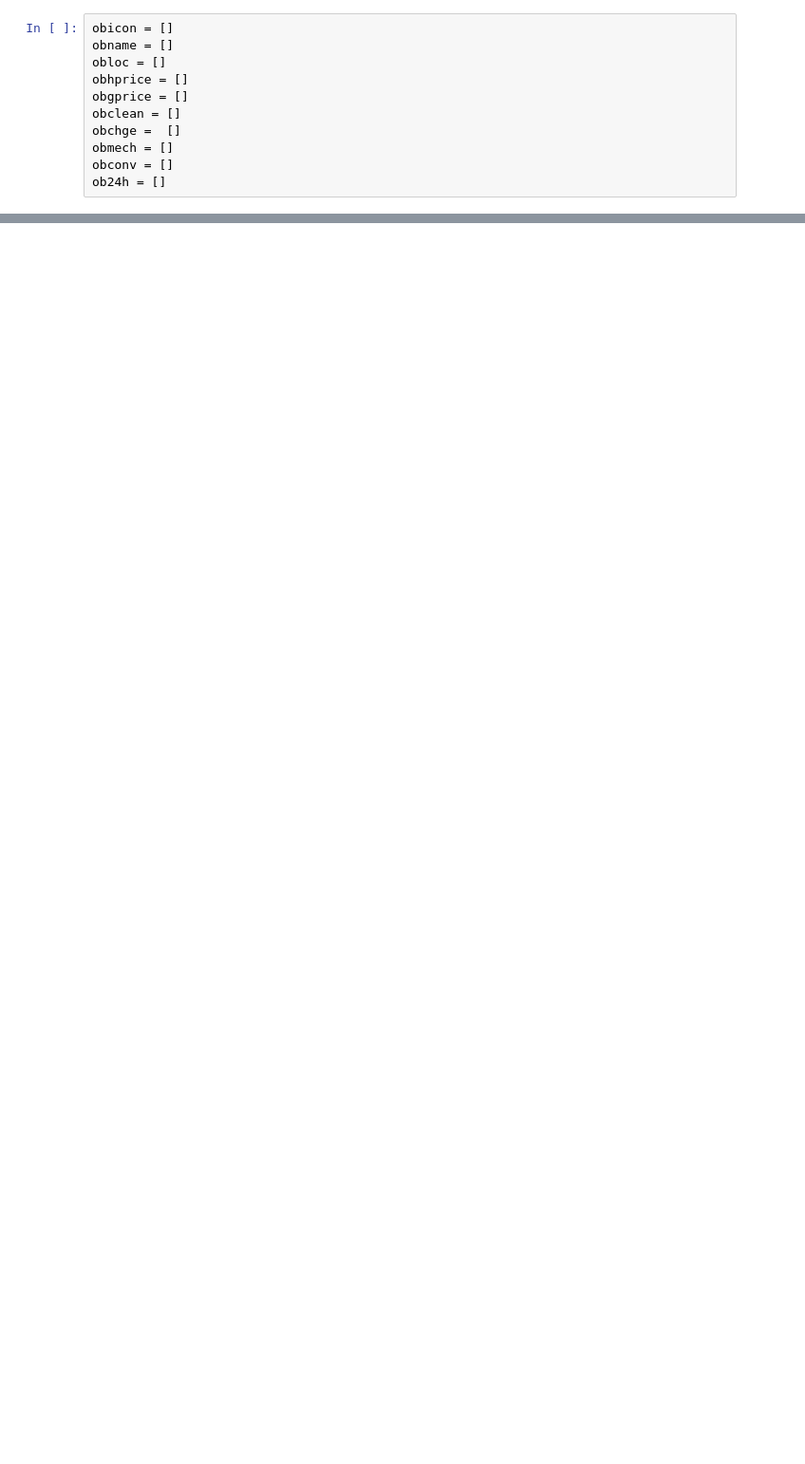
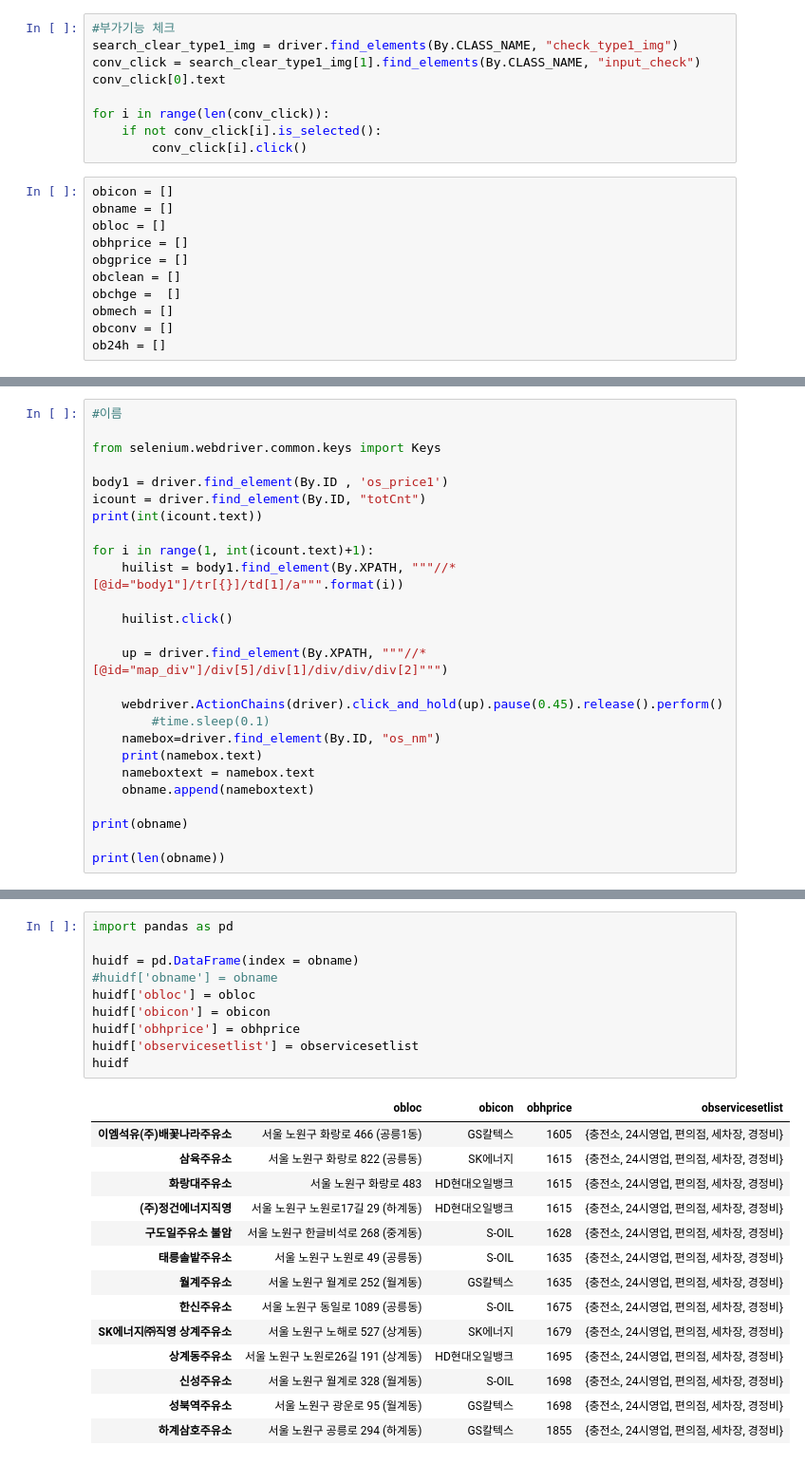
Before and after one commit to kimboseong0602/Linuxrep, a Jupyter notebook: EDA/WebCrolling/jupyter/Seleniumprac.ipynb, the cells around one changed output, grey strips where cells are left out. Shown at 95% size. Saved outputs shown, nothing was run; the diff lists cells and outputs as text; blank space fills up the shorter version.

```diff
--- a/EDA/WebCrolling/jupyter/Seleniumprac.ipynb
+++ b/EDA/WebCrolling/jupyter/Seleniumprac.ipynb
@@ -51,3 +112,12 @@ print(len(sudonames))
+# %%
+#부가기능 체크
+search_clear_type1_img = driver.find_elements(By.CLASS_NAME, "check_type1_img")
+conv_click = search_clear_type1_img[1].find_elements(By.CLASS_NAME, "input_check")
+conv_click[0].text
+
+for i in range(len(conv_click)):
+    if not conv_click[i].is_selected():
+        conv_click[i].click()
 # %%
 obicon = []
 obname = []
@@ -61,0 +154,26 @@ ob24h = []
+# %%
+#이름
+
+from selenium.webdriver.common.keys import Keys
+
+body1 = driver.find_element(By.ID , 'os_price1')
+icount = driver.find_element(By.ID, "totCnt")
+print(int(icount.text))
+
+for i in range(1, int(icount.text)+1):
+    huilist = body1.find_element(By.XPATH, """//*[@id="body1"]/tr[{}]/td[1]/a""".format(i))
+
+    huilist.click()
+
+    up = driver.find_element(By.XPATH, """//*[@id="map_div"]/div[5]/div[1]/div/div/div[2]""")
+
+    webdriver.ActionChains(driver).click_and_hold(up).pause(0.45).release().perform()
+        #time.sleep(0.1)
+    namebox=driver.find_element(By.ID, "os_nm")
+    print(namebox.text)
+    nameboxtext = namebox.text
+    obname.append(nameboxtext)
+
+print(obname)
+
+print(len(obname))
@@ -61,0 +667,25 @@ ob24h = []
+# %%
+import pandas as pd
+
+huidf = pd.DataFrame(index = obname)
+#huidf['obname'] = obname
+huidf['obloc'] = obloc
+huidf['obicon'] = obicon
+huidf['obhprice'] = obhprice
+huidf['observicesetlist'] = observicesetlist
+huidf
+# %% [output]
+|  | obloc | obicon | obhprice | observicesetlist |
+| 이엠석유(주)배꽃나라주유소 | 서울 노원구 화랑로 466 (공릉1동) | GS칼텍스 | 1605 | {충전소, 24시영업, 편의점, 세차장, 경정비} |
+| 삼육주유소 | 서울 노원구 화랑로 822 (공릉동) | SK에너지 | 1615 | {충전소, 24시영업, 편의점, 세차장, 경정비} |
+| 화랑대주유소 | 서울 노원구 화랑로 483 | HD현대오일뱅크 | 1615 | {충전소, 24시영업, 편의점, 세차장, 경정비} |
+| (주)정건에너지직영 | 서울 노원구 노원로17길 29 (하계동) | HD현대오일뱅크 | 1615 | {충전소, 24시영업, 편의점, 세차장, 경정비} |
+| 구도일주유소 불암 | 서울 노원구 한글비석로 268 (중계동) | S-OIL | 1628 | {충전소, 24시영업, 편의점, 세차장, 경정비} |
+| 태릉솔밭주유소 | 서울 노원구 노원로 49 (공릉동) | S-OIL | 1635 | {충전소, 24시영업, 편의점, 세차장, 경정비} |
+| 월계주유소 | 서울 노원구 월계로 252 (월계동) | GS칼텍스 | 1635 | {충전소, 24시영업, 편의점, 세차장, 경정비} |
+| 한신주유소 | 서울 노원구 동일로 1089 (공릉동) | S-OIL | 1675 | {충전소, 24시영업, 편의점, 세차장, 경정비} |
+| SK에너지㈜직영 상계주유소 | 서울 노원구 노해로 527 (상계동) | SK에너지 | 1679 | {충전소, 24시영업, 편의점, 세차장, 경정비} |
+| 상계동주유소 | 서울 노원구 노원로26길 191 (상계동) | HD현대오일뱅크 | 1695 | {충전소, 24시영업, 편의점, 세차장, 경정비} |
+| 신성주유소 | 서울 노원구 월계로 328 (월계동) | S-OIL | 1698 | {충전소, 24시영업, 편의점, 세차장, 경정비} |
+| 성북역주유소 | 서울 노원구 광운로 95 (월계동) | GS칼텍스 | 1698 | {충전소, 24시영업, 편의점, 세차장, 경정비} |
+| 하계삼호주유소 | 서울 노원구 공릉로 294 (하계동) | GS칼텍스 | 1855 | {충전소, 24시영업, 편의점, 세차장, 경정비} |
```
Also changed, not shown: parts of 34 cells of this notebook, 4 other files.
